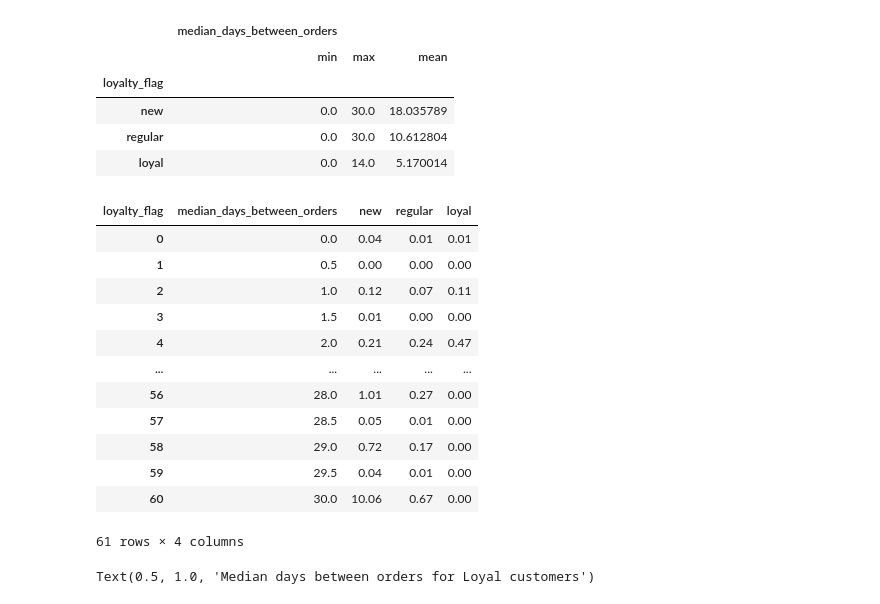
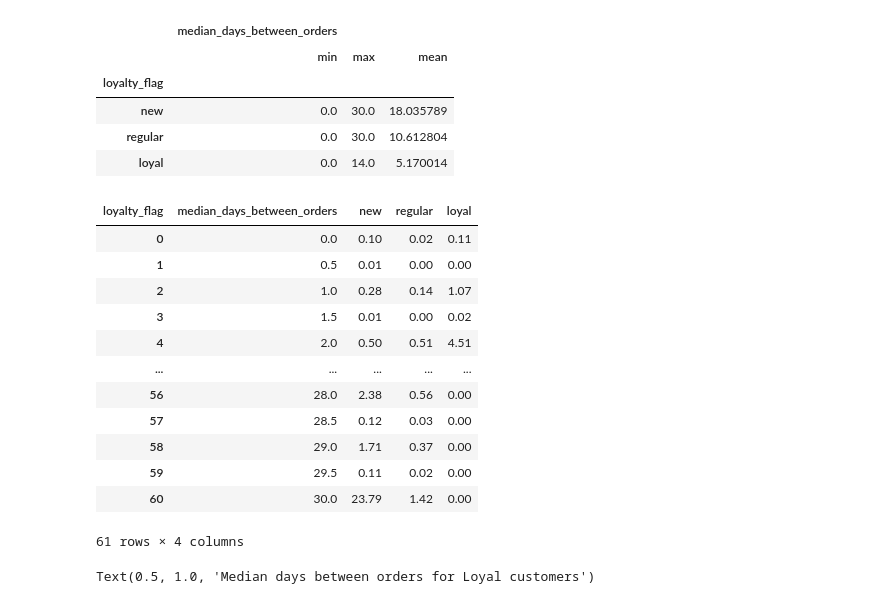
Before and after one commit to NevesFernandes/instacart, a Jupyter notebook: 3_Scripts/4_10_Coding_Etiquette_and_Excel_Reporting.ipynb, the cells around one changed output. Cells and saved outputs as stored; diff of their text form; code cells hidden in the pictures.

```diff
--- a/3_Scripts/4_10_Coding_Etiquette_and_Excel_Reporting.ipynb
+++ b/3_Scripts/4_10_Coding_Etiquette_and_Excel_Reporting.ipynb
@@ -775,23 +775,23 @@ df_grouped.rename(index=dict_loyalty)
 # %%
 # crosstab median_days_between with loyalty flag, shown in percentages
 # the reset index is needed so that 'median_days_between_orders' can be used later
 
-df_crosstab = round(pd.crosstab(df_customers['median_days_between_orders'], df_customers['loyalty_flag'], normalize=True)*100, 2).reset_index()
+df_crosstab = round(pd.crosstab(df_customers['median_days_between_orders'], df_customers['loyalty_flag'], normalize='columns')*100, 2).reset_index()
 df_crosstab.rename(columns=dict_loyalty, inplace=True)
 df_crosstab
 # %% [output]
 | loyalty_flag | median_days_between_orders | new | regular | loyal |
-| 0 | 0.0 | 0.04 | 0.01 | 0.01 |
-| 1 | 0.5 | 0.00 | 0.00 | 0.00 |
-| 2 | 1.0 | 0.12 | 0.07 | 0.11 |
-| 3 | 1.5 | 0.01 | 0.00 | 0.00 |
-| 4 | 2.0 | 0.21 | 0.24 | 0.47 |
+| 0 | 0.0 | 0.10 | 0.02 | 0.11 |
+| 1 | 0.5 | 0.01 | 0.00 | 0.00 |
+| 2 | 1.0 | 0.28 | 0.14 | 1.07 |
+| 3 | 1.5 | 0.01 | 0.00 | 0.02 |
+| 4 | 2.0 | 0.50 | 0.51 | 4.51 |
 | ... | ... | ... | ... | ... |
-| 56 | 28.0 | 1.01 | 0.27 | 0.00 |
-| 57 | 28.5 | 0.05 | 0.01 | 0.00 |
-| 58 | 29.0 | 0.72 | 0.17 | 0.00 |
-| 59 | 29.5 | 0.04 | 0.01 | 0.00 |
-| 60 | 30.0 | 10.06 | 0.67 | 0.00 |
+| 56 | 28.0 | 2.38 | 0.56 | 0.00 |
+| 57 | 28.5 | 0.12 | 0.03 | 0.00 |
+| 58 | 29.0 | 1.71 | 0.37 | 0.00 |
+| 59 | 29.5 | 0.11 | 0.02 | 0.00 |
+| 60 | 30.0 | 23.79 | 1.42 | 0.00 |
 61 rows × 4 columns
 # %%
 #compute two dfs splitting the loyal customers in two groups, the ones with median less or equal than 7, or more than 7
```
Also changed, not shown: parts of 8 cells of this notebook, 1 other file.
